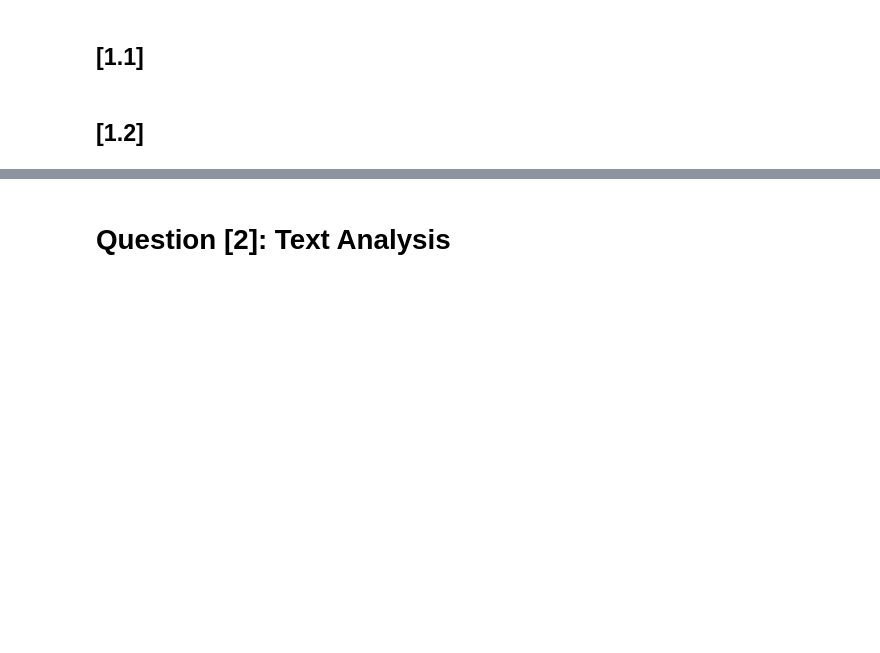
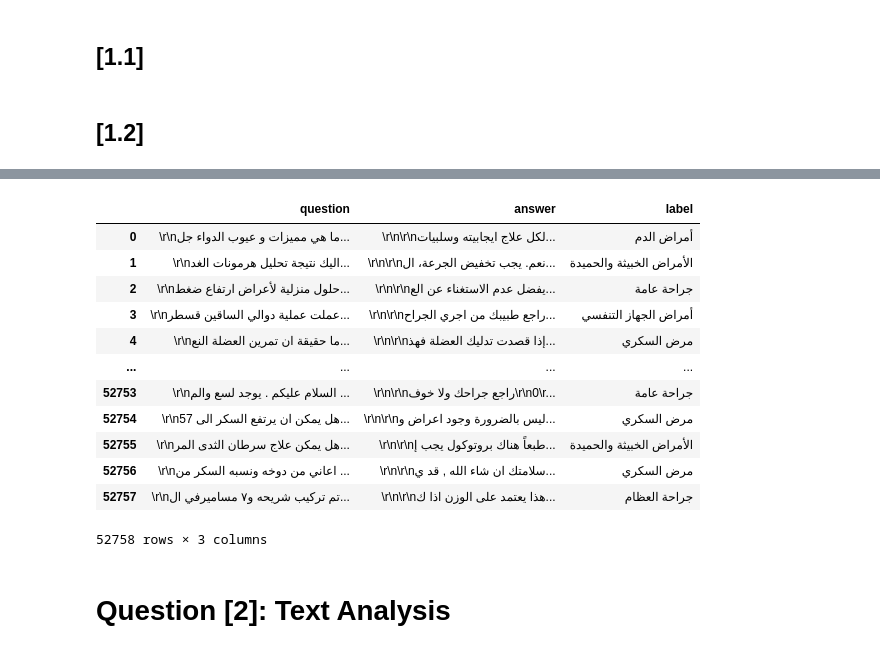
Before and after one commit to abdhashas/nlp_homework, a Jupyter notebook: NLP_HOMEWORK_1_BY_[your_name].ipynb, the cells around one changed output, grey strips where cells are left out. Drawn from its saved outputs; the diff is of its cells as text; code cells hidden in the pictures; blank space fills up the shorter version.

```diff
--- a/NLP_HOMEWORK_1_BY_[your_name].ipynb
+++ b/NLP_HOMEWORK_1_BY_[your_name].ipynb
@@ -103,6 +110,7 @@ Dictionary_of_diseases= {
     'امراض الغدد الصماء': 'أمراض الغدد الصماء',
     'مرض السكري': 'مرض السكري',
     'السكري': 'مرض السكري',
+    'الاورام الخبيثة والحميدة':'الأمراض الخبيثة والحميدة'
 
 }
 
@@ -116,3 +136,19 @@ validation_data['label']=Unification_name_of_diseases(validation_data['label'])
+# %%
+train_data
+# %% [output]
+|  | question | answer | label |
+| 0 | \r\nما هي مميزات و عيوب الدواء جل... | \r\n\r\nلكل علاج ايجابيته وسلبيات... | أمراض الدم |
+| 1 | \r\nاليك نتيجة تحليل هرمونات الغد... | \r\n\r\nنعم. يجب تخفيض الجرعة، ال... | الأمراض الخبيثة والحميدة |
+| 2 | \r\nحلول منزلية لأعراض ارتفاع ضغط... | \r\n\r\nيفضل عدم الاستغناء عن الع... | جراحة عامة |
+| 3 | \r\nعملت عملية دوالي الساقين قسطر... | \r\n\r\nراجع طبيبك من اجري الجراح... | أمراض الجهاز التنفسي |
+| 4 | \r\nما حقيقة ان تمرين العضلة النع... | \r\n\r\nإذا قصدت تدليك العضلة فهذ... | مرض السكري |
+| ... | ... | ... | ... |
+| 52753 | \r\nالسلام عليكم . يوجد لسع والم ... | \r\n\r\nراجع جراحك ولا خوف\r\n0\r... | جراحة عامة |
+| 52754 | \r\nهل يمكن ان يرتفع السكر الى 57... | \r\n\r\nليس بالضرورة وجود اعراض و... | مرض السكري |
+| 52755 | \r\nهل يمكن علاج سرطان الثدى المر... | \r\n\r\nطبعاً هناك بروتوكول يجب إ... | الأمراض الخبيثة والحميدة |
+| 52756 | \r\nاعاني من دوخه ونسبه السكر من ... | \r\n\r\nسلامتك ان شاء الله , قد ي... | مرض السكري |
+| 52757 | \r\nتم تركيب شريحه و٧ مساميرفي ال... | \r\n\r\nهذا يعتمد على الوزن اذا ك... | جراحة العظام |
+52758 rows × 3 columns
 # %% [markdown]
 # Question [2]: Text Analysis
 # %% [markdown]
```
Also changed, not shown: parts of 5 cells of this notebook.
